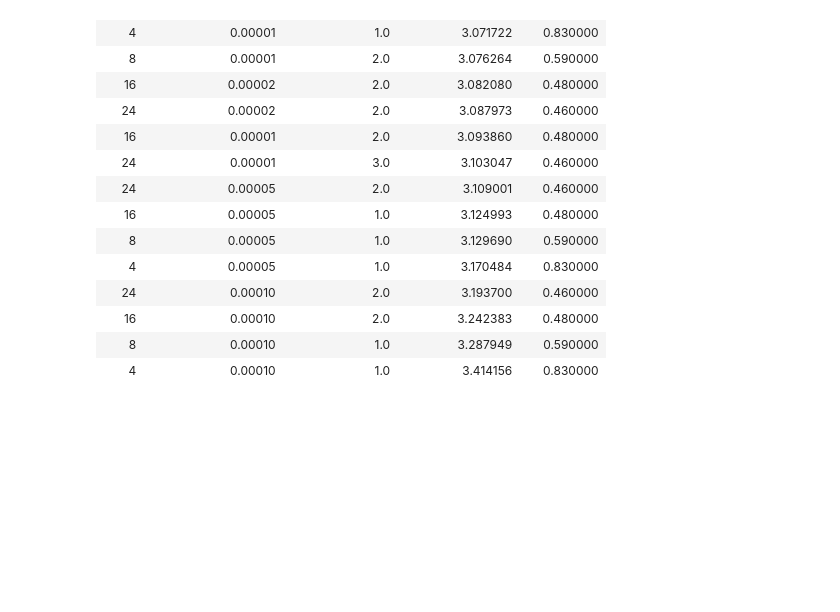
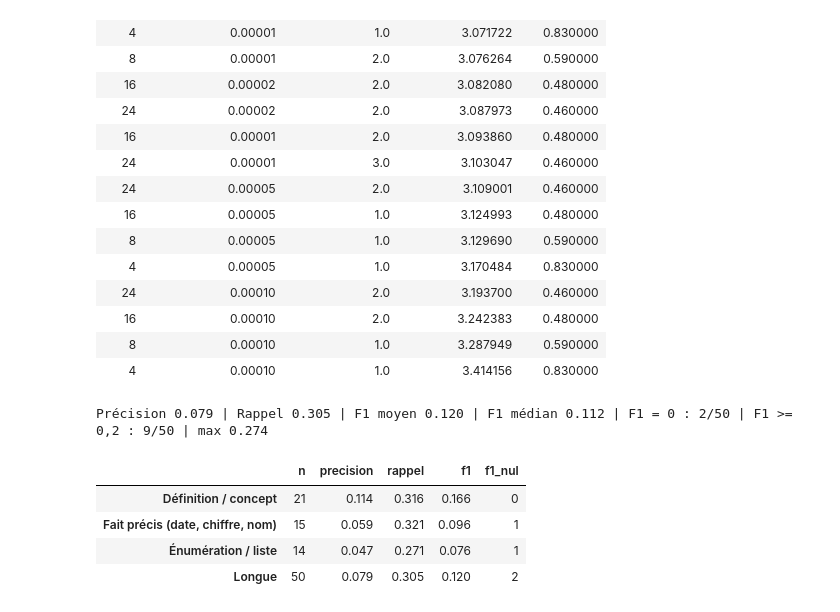
Before and after one commit to andyjhonvr/nlp-tps2026, a Jupyter notebook: tp2/t2_pretraining.ipynb, the cells around one changed output. Saved outputs shown, nothing was run; the diff lists cells and outputs as text; code cells hidden in the pictures; blank space fills up the shorter version.

Commit message:
T2 : scores par type de question et par longueur

```diff
--- a/tp2/t2_pretraining.ipynb
+++ b/tp2/t2_pretraining.ipynb
@@ -669,3 +669,32 @@ df_recherche.style.format({
 | 16 | 0.00010 | 2.0 | 3.242383 | 0.480000 |
 | 8 | 0.00010 | 1.0 | 3.287949 | 0.590000 |
 | 4 | 0.00010 | 1.0 | 3.414156 | 0.830000 |
+# %%
+# Scores globaux
+f1 = df["f1"]
+print(f"Précision {df['precision'].mean():.3f} | Rappel {df['recall'].mean():.3f} | "
+      f"F1 moyen {f1.mean():.3f} | F1 médian {f1.median():.3f} | "
+      f"F1 = 0 : {(f1 == 0).sum()}/50 | F1 >= 0,2 : {(f1 >= 0.2).sum()}/50 | max {f1.max():.3f}")
+
+# Classement manuel par type (indices 0 à 49) et longueur de réponse
+types = {
+    "Définition / concept": [1, 2, 5, 6, 8, 12, 18, 19, 21, 25, 30, 32, 36, 38, 39, 40, 42, 43, 44, 45, 49],
+    "Fait précis (date, chiffre, nom)": [0, 7, 9, 10, 13, 14, 20, 23, 24, 28, 31, 33, 35, 37, 46],
+    "Énumération / liste": [3, 4, 11, 15, 16, 17, 22, 26, 27, 29, 34, 41, 47, 48],
+}
+df["groupe"] = pd.Series({i: t for t, idx in types.items() for i in idx})
+df["longueur"] = df["generated"].str.len().le(80).map({True: "Courte (≤ 80 car.)", False: "Longue"})
+
+agg = dict(n=("f1", "size"), precision=("precision", "mean"), rappel=("recall", "mean"),
+           f1=("f1", "mean"), f1_nul=("f1", lambda s: (s == 0).sum()))
+display(pd.concat([df.groupby("groupe").agg(**agg), df.groupby("longueur").agg(**agg)]).round(3))
+
+# Exemples (3 meilleures réponses)
+display(df.nlargest(3, "f1")[["question", "reference", "generated", "f1"]])
+# %% [output]
+Précision 0.079 | Rappel 0.305 | F1 moyen 0.120 | F1 médian 0.112 | F1 = 0 : 2/50 | F1 >= 0,2 : 9/50 | max 0.274
+|  | n | precision | rappel | f1 | f1_nul |
+| Définition / concept | 21 | 0.114 | 0.316 | 0.166 | 0 |
+| Fait précis (date, chiffre, nom) | 15 | 0.059 | 0.321 | 0.096 | 1 |
+| Énumération / liste | 14 | 0.047 | 0.271 | 0.076 | 1 |
+| Longue | 50 | 0.079 | 0.305 | 0.120 | 2 |
```
Also changed, not shown: parts of 1 cell of this notebook.
